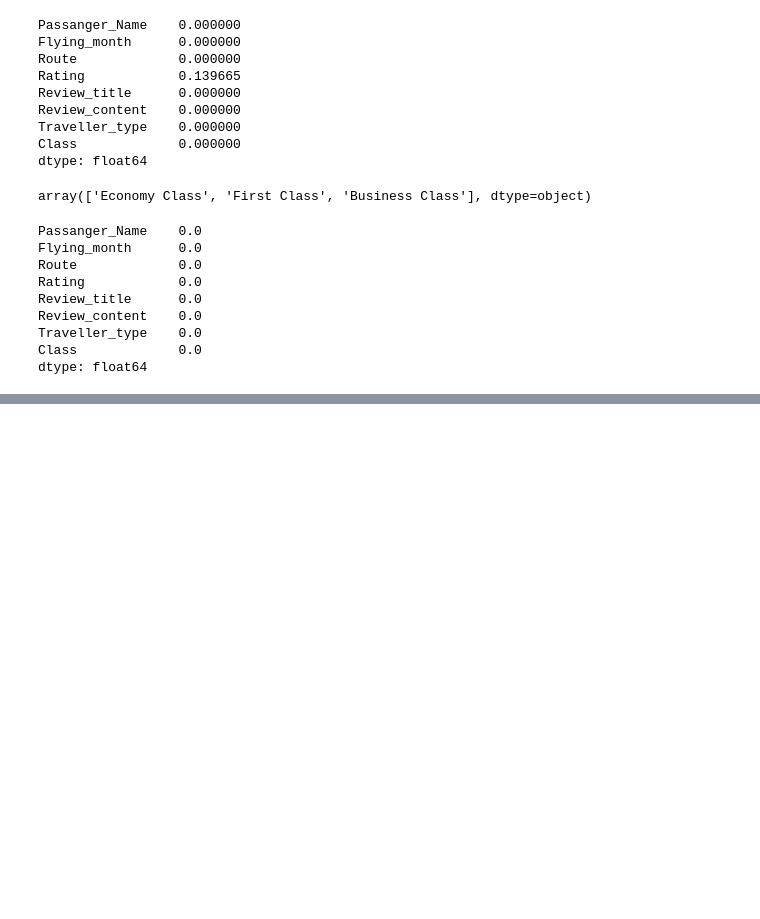
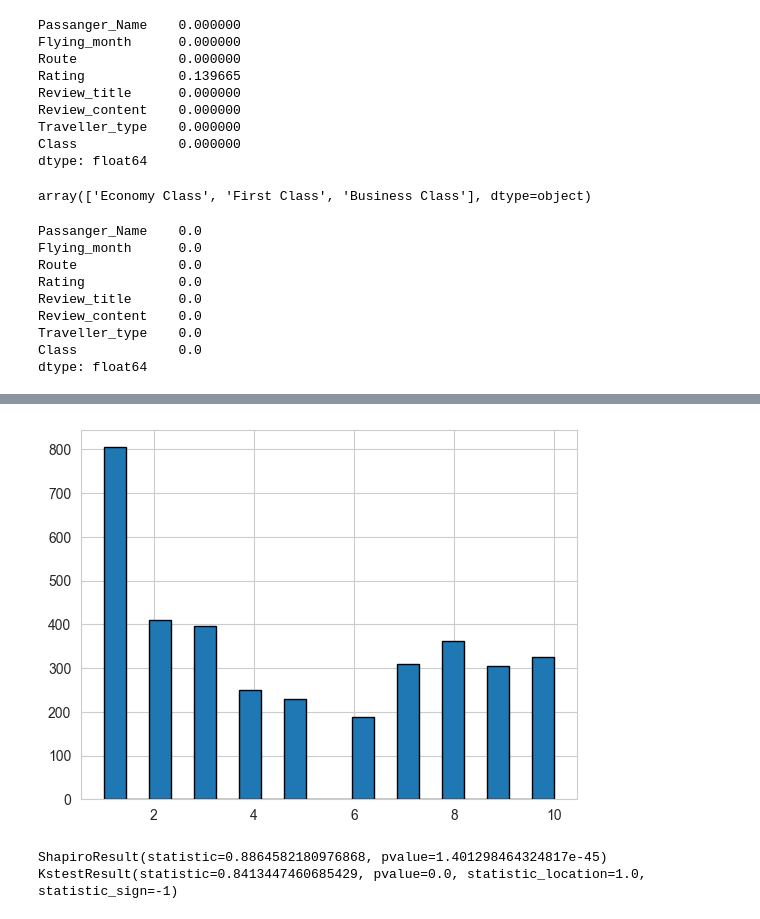
Before and after one commit to elkinbarretorojas/data_science, a Jupyter notebook: airline/airline.ipynb, the cells around one changed output, grey strips where cells are left out. Cells and saved outputs as stored; diff of their text form; code cells hidden in the pictures; blank space fills up the shorter version.

```diff
--- a/airline/airline.ipynb
+++ b/airline/airline.ipynb
@@ -238,4 +213,8 @@ airline_data['Traveller_fix'] = airline_data['Traveller_type']
 # %%
 airline_data['Traveller_fix'][(~airline_data['Traveller_type'].str.contains('|'.join(['Solo Leisure','Family Leisure','Business','Couple Leisure']), na=False))] = airline_data[(~airline_data['Traveller_type'].str.contains('|'.join(['Solo Leisure','Family Leisure','Business','Couple Leisure']), na=False))]['Class']
 # %%
-airline_data[(~airline_data['Traveller_fix'].str.contains('|'.join(['Solo Leisure','Family Leisure','Business','Couple Leisure']), na=False))]['Traveller_fix'] = None
+airline_data[(~airline_data['Traveller_fix'].str.contains('|'.join(['Solo Leisure','Family Leisure','Business','Couple Leisure']), na=False))]['Traveller_fix'] = 'Other'
+# %%
+airline_data['Traveller_fix'][(~airline_data['Traveller_fix'].str.contains('|'.join(['Solo Leisure','Family Leisure','Business','Couple Leisure']), na=False))] = 'Other'
+airline_data['Traveller_fix'][airline_data['Traveller_fix'] == 'Business Class'] = 'Other'
+airline_data['Traveller_fix'][airline_data['Traveller_fix'].isnull() == True] = 'Other'
@@ -242 +223,4 @@ airline_data[(~airline_data['Traveller_fix'].str.contains('|'.join(['Solo Leisur
+# %%
+airline_data['Flying_month'][(~airline_data['Flying_month'].str.contains('|'.join(['-23','-22','21','20','19','18','17']), na=False))] = 'None'
+airline_data['Flying_month'][airline_data['Flying_month'].isnull() == True] = 'None'
 # %% [markdown]
@@ -245,9 +229,6 @@ airline_data[(~airline_data['Traveller_fix'].str.contains('|'.join(['Solo Leisur
 airline_data = airline_data.drop(columns=['Traveller_type','Class','Route'],axis=1)
 airline_data = airline_data[['Passanger_Name','Flying_month','Route_fix','Rating','Review_title','Review_content','Traveller_fix','Class_fix']]
 airline_data.rename(columns={'Route_fix':'Route','Traveller_fix':'Traveller_type','Class_fix':'Class'}, inplace = True)
-# %%
-airline_data['Traveller_type'][airline_data['Traveller_type'].isnull() == True] = 'None'
-airline_data['Flying_month'][airline_data['Flying_month'].isnull() == True] = 'None'
 # %%
 percentage_null = (airline_data.isnull().sum() / len(airline_data))*100
 percentage_null
@@ -304,0 +274,14 @@ airline_data
+# %%
+##Create a Histogram
+plt.hist(airline_data['Rating'], edgecolor='black',bins=20)
+plt.show()
+#From de Grpah we could be a Normal distribution data
+# %% [output]
+[figure, added]
+# %%
+print(shapiro(airline_data['Rating']))
+##Perform Kolmogorov Test
+print(kstest(airline_data['Rating'], 'norm'))
+# %% [output]
+ShapiroResult(statistic=0.8864582180976868, pvalue=1.401298464324817e-45)
+KstestResult(statistic=0.8413447460685429, pvalue=0.0, statistic_location=1.0, statistic_sign=-1)
```
Also changed, not shown: parts of 22 cells of this notebook.
